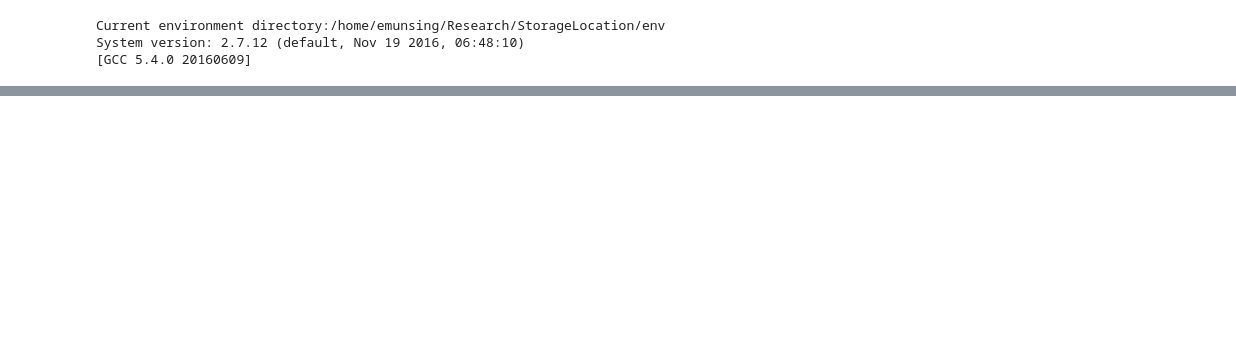
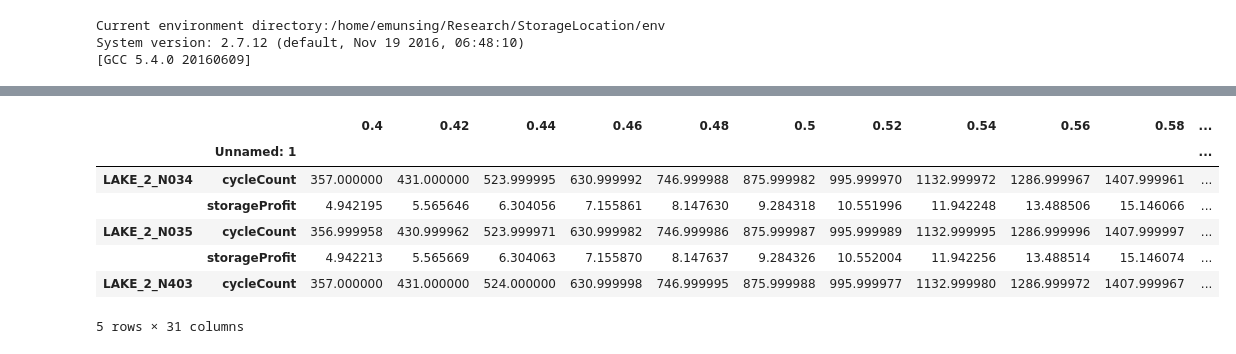
Before and after one commit to emunsing/StorageSizing, a Jupyter notebook: AggregatingData.ipynb, the cells around one changed output, grey strips where cells are left out. Cells and saved outputs as stored; diff of their text form; code cells hidden in the pictures; blank space fills up the shorter version.

```diff
--- a/AggregatingData.ipynb
+++ b/AggregatingData.ipynb
@@ -48,0 +214,13 @@ len(a)
+# %%
+fname = 'Data/efficiencyResults_pid32418temp.csv'
+df = pd.read_csv(fname, index_col=[0,1], header=0)
+df.head()
+# %% [output]
+|  |  | 0.4 | 0.42 | 0.44 | 0.46 | 0.48 | 0.5 | 0.52 | 0.54 | 0.56 | 0.58 | ... |
+|  | Unnamed: 1 |  |  |  |  |  |  |  |  |  |  | ... |
+| LAKE_2_N034 | cycleCount | 357.000000 | 431.000000 | 523.999995 | 630.999992 | 746.999988 | 875.999982 | 995.999970 | 1132.999972 | 1286.999967 | 1407.999961 | ... |
+|  | storageProfit | 4.942195 | 5.565646 | 6.304056 | 7.155861 | 8.147630 | 9.284318 | 10.551996 | 11.942248 | 13.488506 | 15.146066 | ... |
+| LAKE_2_N035 | cycleCount | 356.999958 | 430.999962 | 523.999971 | 630.999982 | 746.999986 | 875.999987 | 995.999989 | 1132.999995 | 1286.999996 | 1407.999997 | ... |
+|  | storageProfit | 4.942213 | 5.565669 | 6.304063 | 7.155870 | 8.147637 | 9.284326 | 10.552004 | 11.942256 | 13.488514 | 15.146074 | ... |
+| LAKE_2_N403 | cycleCount | 357.000000 | 431.000000 | 524.000000 | 630.999998 | 746.999995 | 875.999988 | 995.999977 | 1132.999980 | 1286.999972 | 1407.999967 | ... |
+5 rows × 31 columns
```
Also changed, not shown: parts of 26 cells of this notebook, 2 other files.
